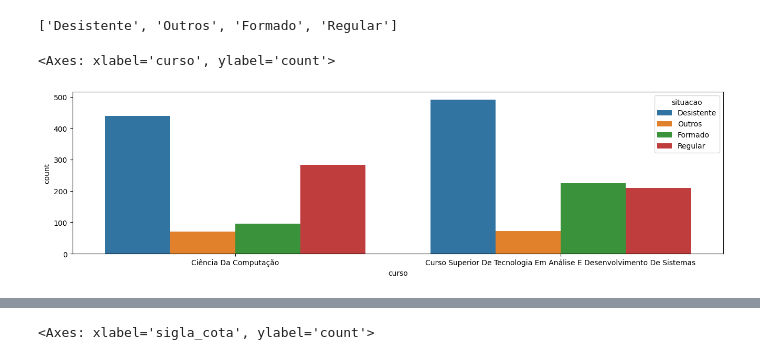
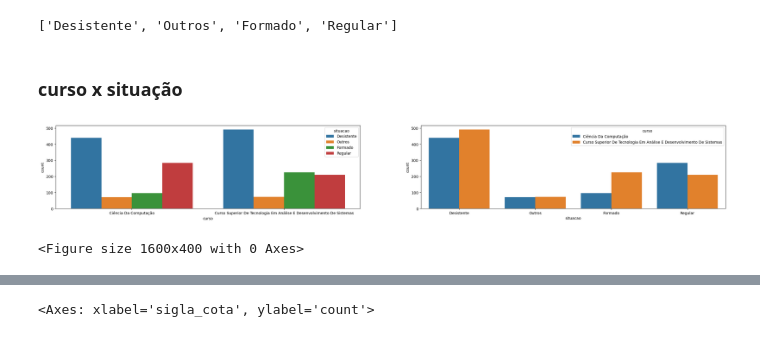
Before and after one commit to brunohsp/lm_alunos_utfpr_pg, a Jupyter notebook: classificação.ipynb, the cells around one changed output, grey strips where cells are left out. Drawn from its saved outputs; the diff is of its cells as text; code cells hidden in the pictures.

Commit message:
docs: Adiona mais análises de dados categóricos x situação e análise de dados numéricos x situação. Também adiona um readme

```diff
--- a/classificação.ipynb
+++ b/classificação.ipynb
@@ -262,9 +262,14 @@ relacao_alunos['situacao'] = relacao_alunos['situacao'].where(condicao, 'Outros'
 relacao_alunos['situacao'].unique().tolist()
 # %% [output]
 ['Desistente', 'Outros', 'Formado', 'Regular']
+# %% [markdown]
+### curso x situação
 # %%
+fig, ax = plt.subplots(1,2, figsize=(32,4))
 plt.figure(figsize=(16,4))
-sns.countplot(relacao_alunos, x='curso', hue='situacao')
+sns.countplot(relacao_alunos, x='curso', hue='situacao', ax=ax[0])
+sns.countplot(relacao_alunos, x='situacao', hue='curso',  ax=ax[1])
+fig.show();
 # %% [output]
+[figure, new version]
-<Axes: xlabel='curso', ylabel='count'>
+<Figure size 1600x400 with 0 Axes>
-[figure, old version]
```
Also changed, not shown: parts of 14 cells of this notebook, 1 other file.
